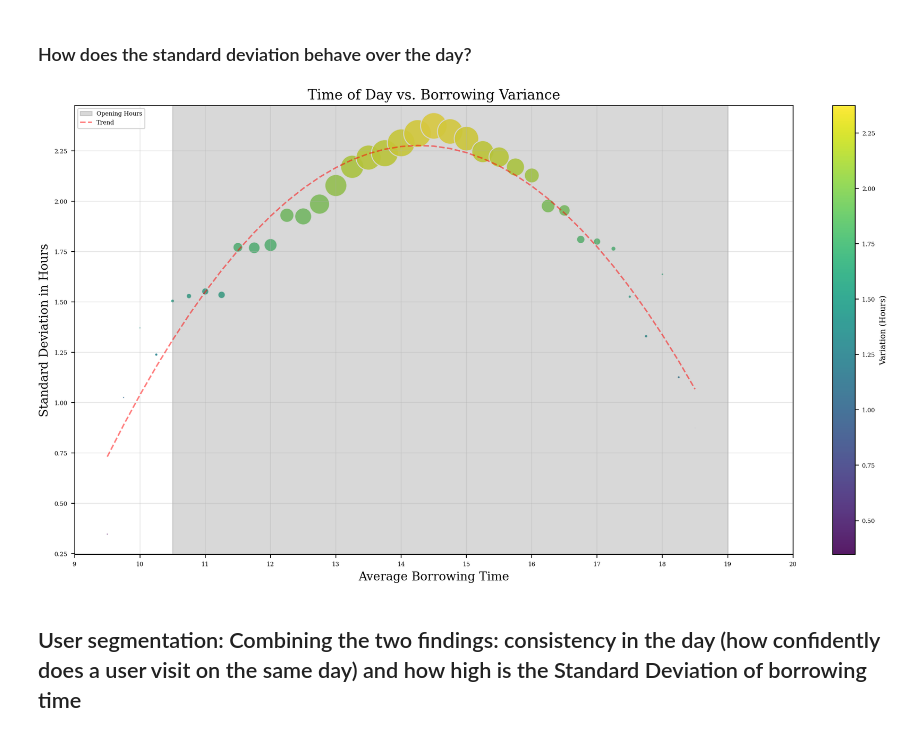
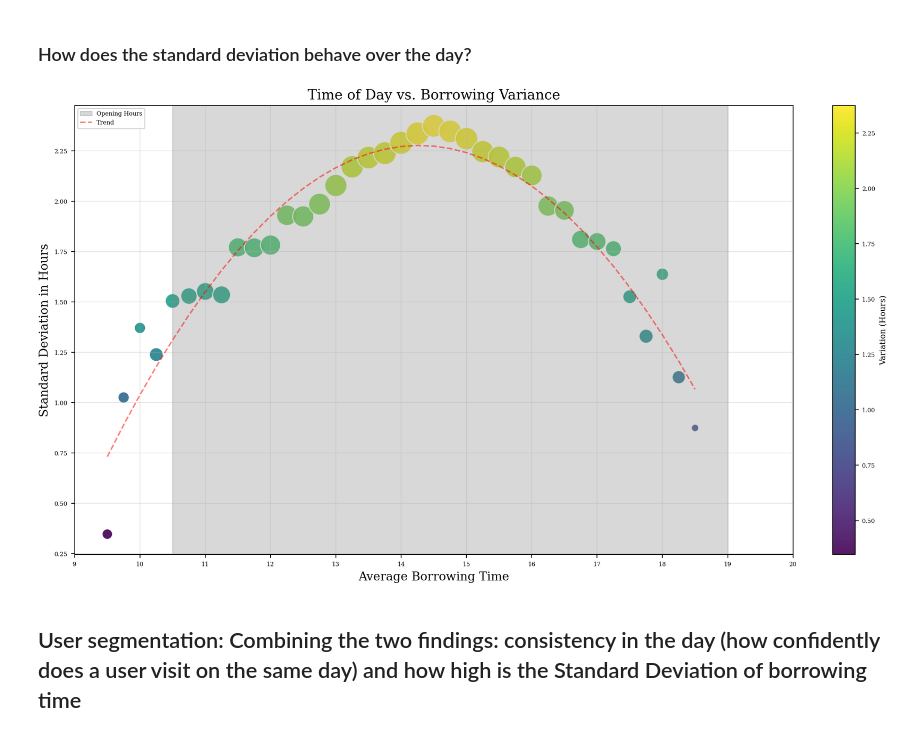
Before and after one commit to RobinAllgeier/Data_Literacy, a Jupyter notebook: exp/04_11_eda_user_behavior_by-date.ipynb, the cells around one changed output. Saved outputs shown, nothing was run; the diff lists cells and outputs as text; code cells hidden in the pictures.

Commit message:
added some plots

```diff
--- a/exp/04_11_eda_user_behavior_by-date.ipynb
+++ b/exp/04_11_eda_user_behavior_by-date.ipynb
@@ -311,6 +311,7 @@ user_time_behavior = user_sessions_clean.groupby(USER_ID_COL).agg({
     'weekday': lambda x: x.mode()[0] if not x.mode().empty else "Unknown"
 })
 user_time_behavior.columns = ['avg_hour', 'hour_spread', 'visit_count', 'fav_day']
+user_time_behavior['day_consistency'] = day_consistency
 # %%
 plt.figure(figsize=(10, 6))
 
@@ -346,35 +347,35 @@ stability_map = user_time_behavior.groupby('hour_bin').agg({
 stability_map = stability_map[(stability_map['hour_bin'] >= 6) & (stability_map['hour_bin'] <= 22)]
 
 plt.figure(figsize=(12, 7))
 
 # size = user volume, color = variance
 scatter = plt.scatter(
     x=stability_map['hour_bin'],
     y=stability_map['hour_spread'],
-    s=stability_map['visit_count'],
+    s = np.log1p(stability_map['visit_count']) * 80,
     c=stability_map['hour_spread'],
     cmap='viridis',
     alpha=0.9,
     edgecolors='w'
 )
 
 plt.axvspan(10.5, 19.0, color='gray', alpha=0.3, label='Opening Hours')
 
 z = np.polyfit(stability_map['hour_bin'], stability_map['hour_spread'], 2)
 p = np.poly1d(z)
 plt.plot(stability_map['hour_bin'], p(stability_map['hour_bin']), "r--", alpha=0.5, label='Trend')
 
 plt.title("Time of Day vs. Borrowing Variance", fontsize=14)
 plt.xlabel("Average Borrowing Time", fontsize=12)
 plt.ylabel("Standard Deviation in Hours", fontsize=12)
 plt.xticks(range(9, 21))
 plt.grid(axis='both', alpha=0.3)
 plt.colorbar(scatter, label='Variation (Hours)')
 plt.legend()
 
 plt.show()
 # %% [output]
-[figure, old version]
+[figure, new version]
 # %% [markdown]
 ## User segmentation: Combining the two findings: consistency in the day (how confidently does a user visit on the same day) and how high is the Standard Deviation of borrowing time
 # %%
```
Also changed, not shown: parts of 8 cells of this notebook.
